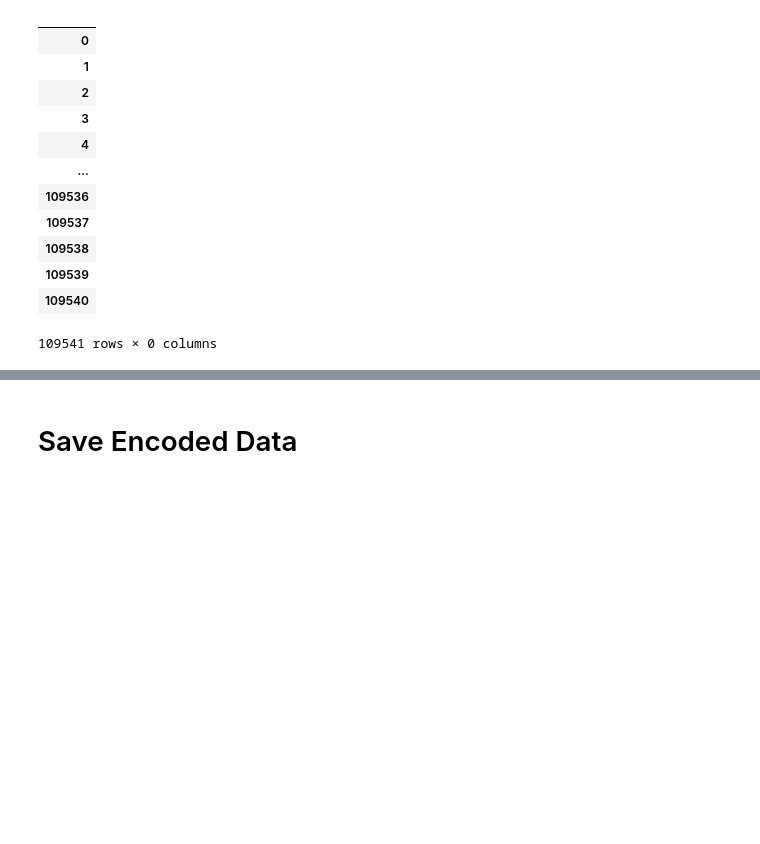
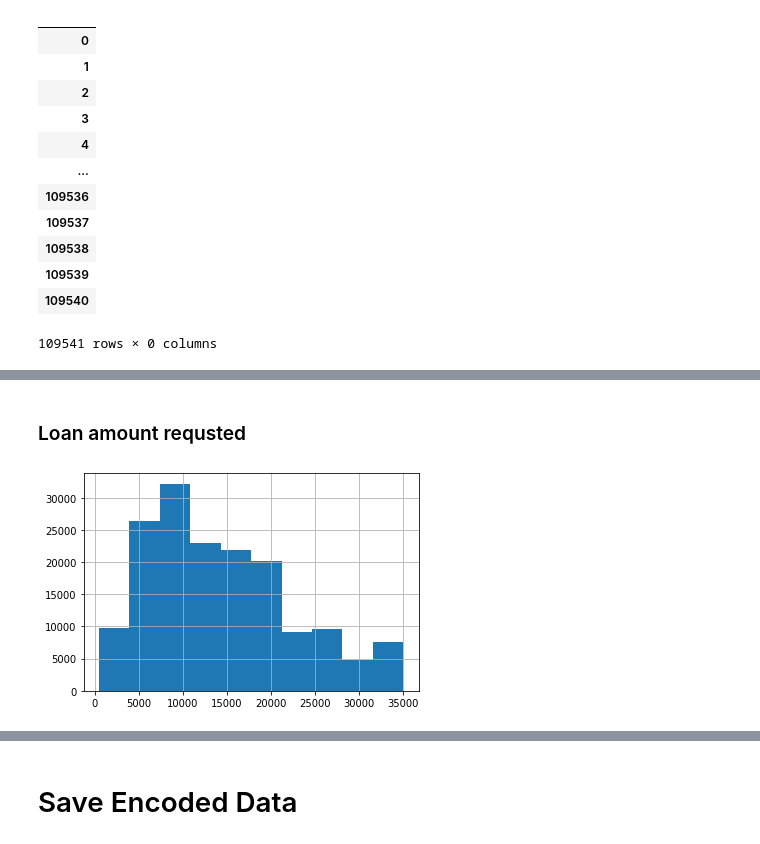
Before and after one commit to AvinashRamireddy31/Banking, a Jupyter notebook: src/data_processing/data_processing.ipynb, the cells around one changed output, grey strips where cells are left out. Cells and saved outputs as stored; diff of their text form; code cells hidden in the pictures; blank space fills up the shorter version.

```diff
--- a/src/data_processing/data_processing.ipynb
+++ b/src/data_processing/data_processing.ipynb
@@ -434,0 +443,5 @@ encode_test.select_dtypes(include='object')
+# %%
+labels_4 = [1,2,3,4]
+encode_train['Annual_Income'] = pd.qcut(encode_train['Annual_Income'], q=4, labels= labels_4)
+
+encode_train.head()
@@ -434,0 +455,6 @@ encode_test.select_dtypes(include='object')
+# %% [markdown]
+### Loan amount requsted
+# %%
+encode_train['Loan_Amount_Requested'].hist();
+# %% [output]
+[figure, added]
```
Also changed, not shown: parts of 22 cells of this notebook, 6 other files.
